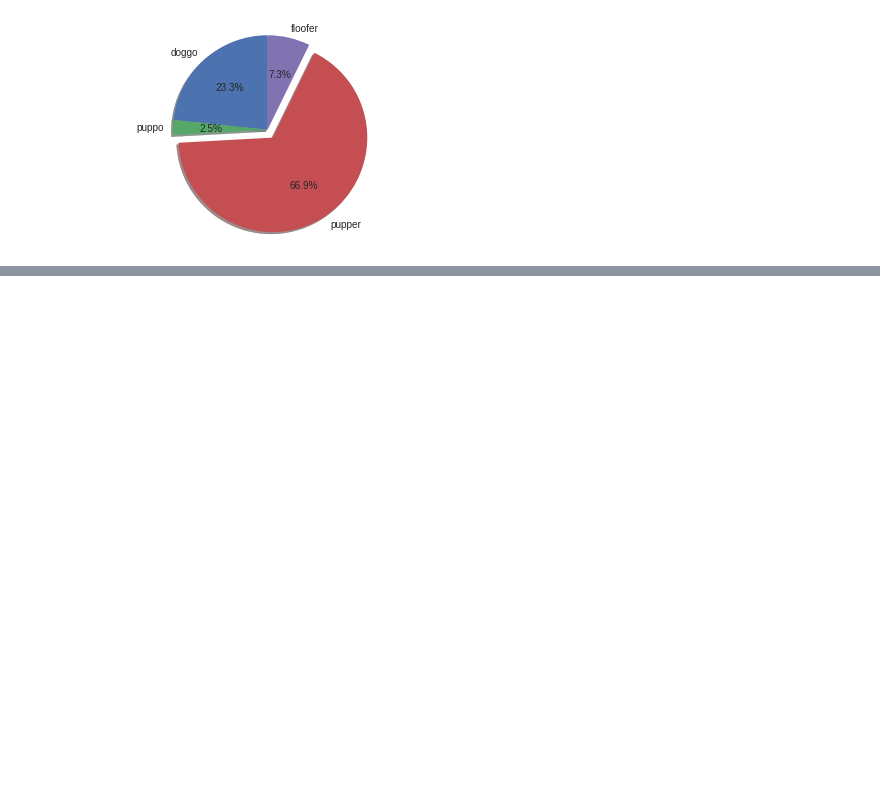
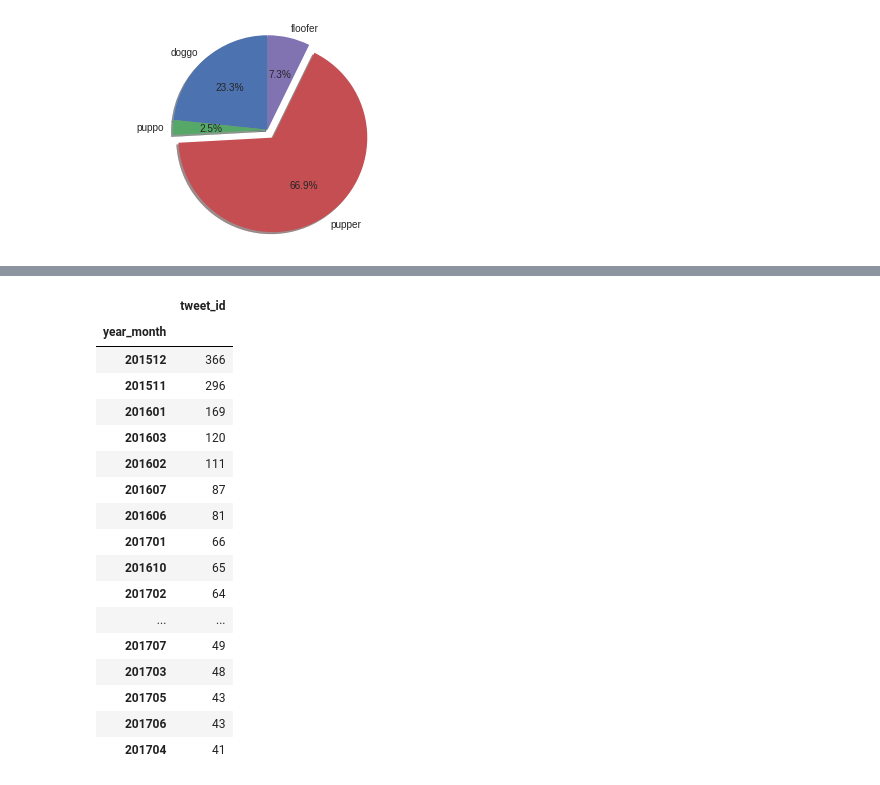
Before and after one commit to bthodla/danano, a Jupyter notebook: prj4/act_report.ipynb, the cells around one changed output, grey strips where cells are left out. Saved outputs shown, nothing was run; the diff lists cells and outputs as text; code cells hidden in the pictures; blank space fills up the shorter version.

```diff
--- a/prj4/act_report.ipynb
+++ b/prj4/act_report.ipynb
@@ -187,0 +250,37 @@ plt.show()
+# %%
+# 7. Tweet count time graph by month
+
+"""
+tweets_by_month_df = twitter_archive_master_df[['timestamp', 'tweet_id']].copy()
+tweets_by_month_df['timestamp'] = pd.to_datetime(tweets_by_month_df['timestamp'])
+tweets_by_month_df['year_month'] = tweets_by_month_df['timestamp'].map(lambda x: x.year + x.month)
+
+tweets_by_month_df.groupby('year_month')[['tweet_id']].count()
+
+"""
+
+tweets_by_month_df = twitter_archive_master_df[['timestamp', 'tweet_id']].copy()
+tweets_by_month_df['timestamp'] = pd.to_datetime(tweets_by_month_df['timestamp'])
+tweets_by_month_df['year_month'] = tweets_by_month_df['timestamp'].map(lambda x: 100 * x.year + x.month)
+tweets_by_month_df = tweets_by_month_df.groupby('year_month')[['tweet_id']].count()
+
+tweets_by_month_df.sort_values(by = 'tweet_id', ascending = False)
+# %% [output]
+|  | tweet_id |
+| year_month |  |
+| 201512 | 366 |
+| 201511 | 296 |
+| 201601 | 169 |
+| 201603 | 120 |
+| 201602 | 111 |
+| 201607 | 87 |
+| 201606 | 81 |
+| 201701 | 66 |
+| 201610 | 65 |
+| 201702 | 64 |
+| ... | ... |
+| 201707 | 49 |
+| 201703 | 48 |
+| 201705 | 43 |
+| 201706 | 43 |
+| 201704 | 41 |
```
Also changed, not shown: parts of 6 cells of this notebook.
